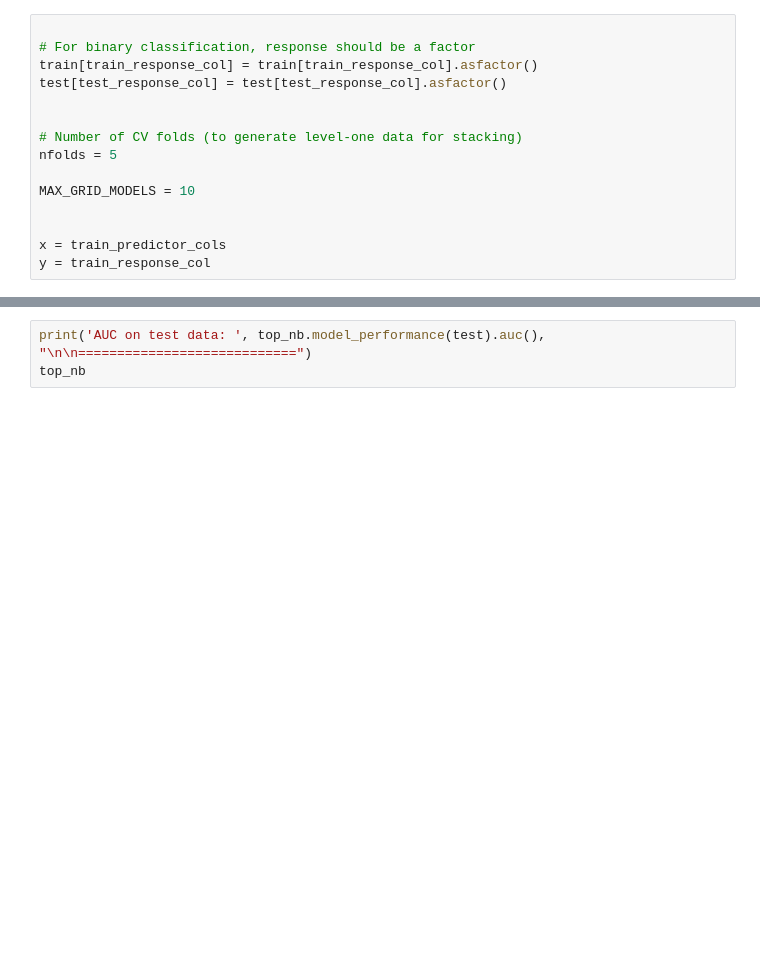
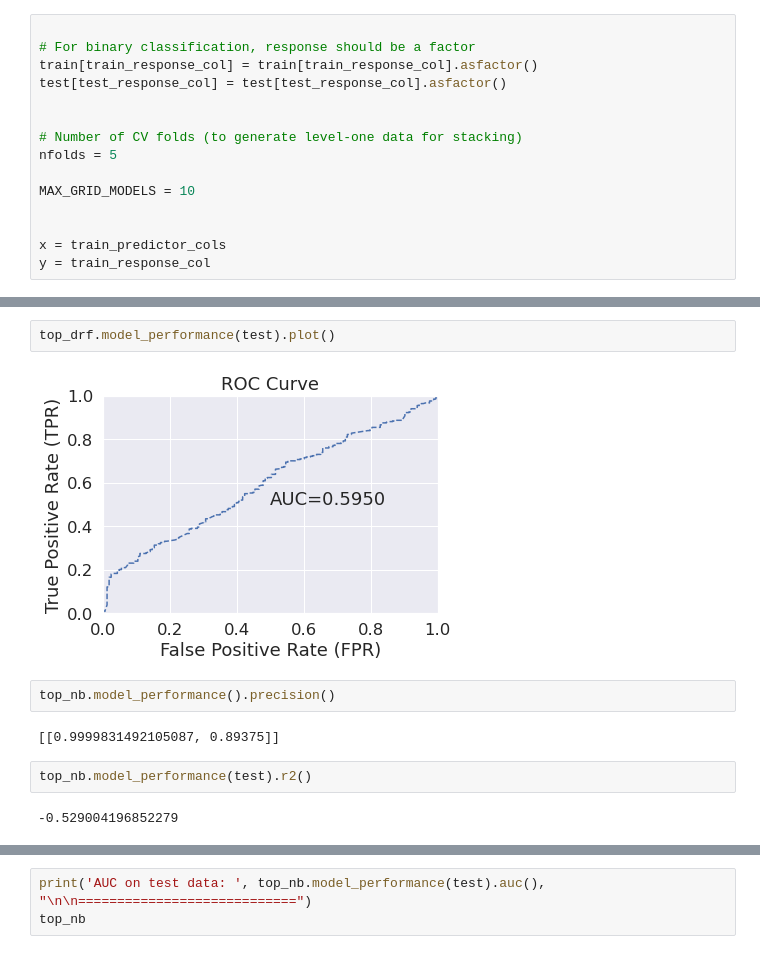
Before and after one commit to abhi18av/LJMU_Masters_Dissertation, a Jupyter notebook: src/notebooks/FINAL/007_model_inspection_with_without_pca.ipynb, the cells around one changed output, grey strips where cells are left out. Saved outputs shown, nothing was run; the diff lists cells and outputs as text; blank space fills up the shorter version.

```diff
--- a/src/notebooks/FINAL/007_model_inspection_with_without_pca.ipynb
+++ b/src/notebooks/FINAL/007_model_inspection_with_without_pca.ipynb
@@ -115,0 +286,12 @@ top_ensemble_CHECKPOINT_MODELS_MTLNR_auto= h2o.load_model(MODELS_LOCATION + "ALL
+# %%
+top_drf.model_performance(test).plot()
+# %% [output]
+[figure, added]
+# %%
+top_nb.model_performance().precision()
+# %% [output]
+[[0.9999831492105087, 0.89375]]
+# %%
+top_nb.model_performance(test).r2()
+# %% [output]
+-0.529004196852279
```
Also changed, not shown: parts of 32 cells of this notebook, 2 other files.
